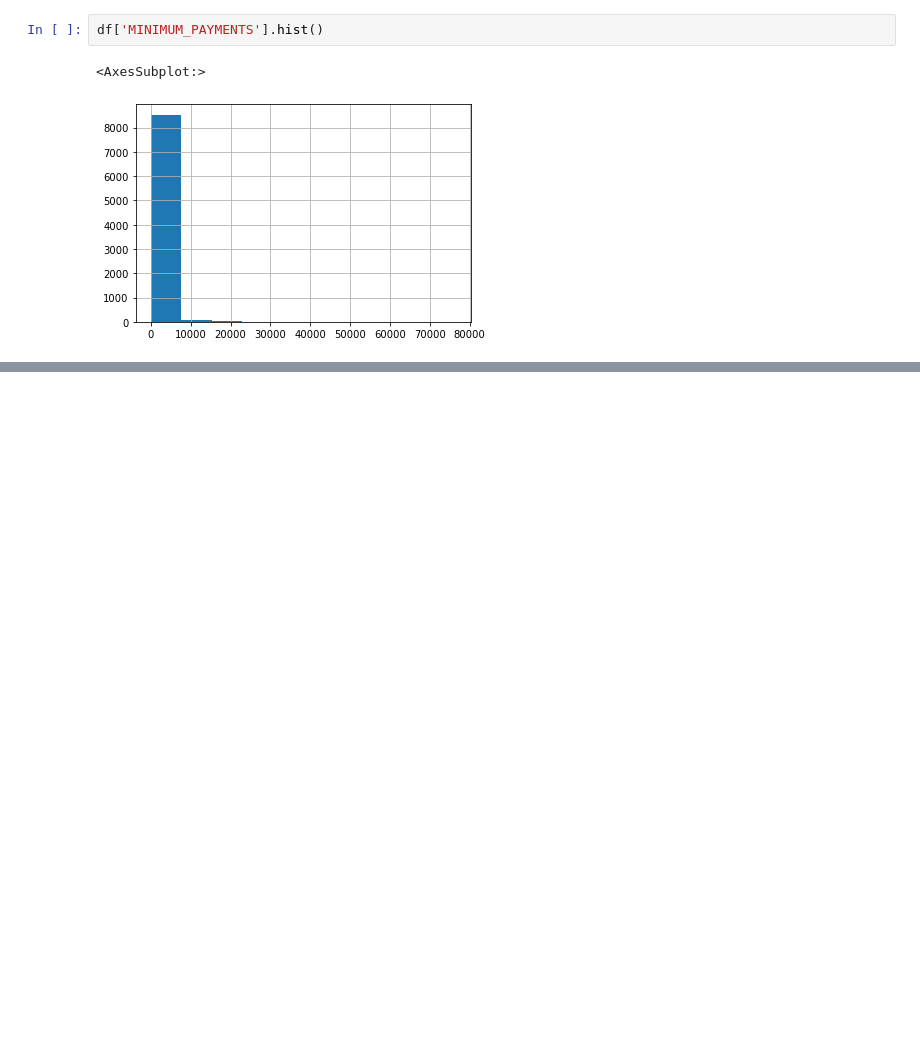
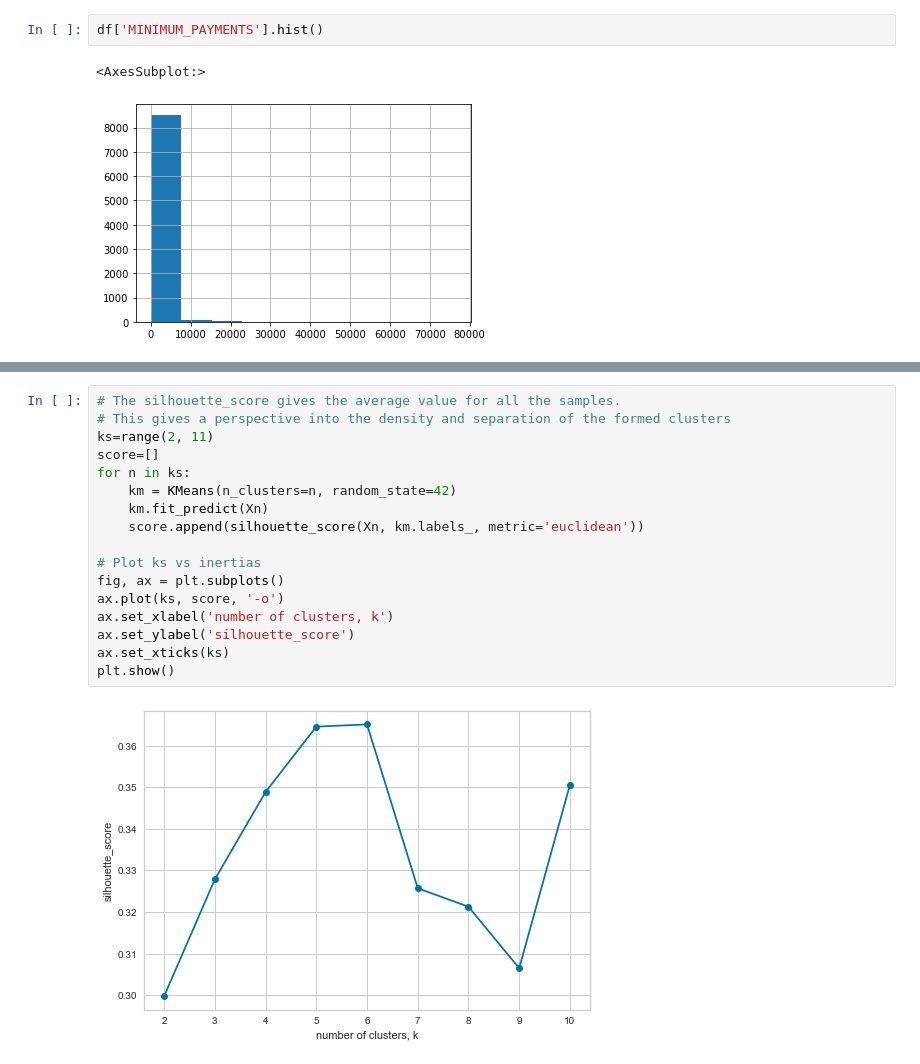
Before and after one commit to AleksanderWernik/Credit_card_clustering, a Jupyter notebook: Credit_card.ipynb, the cells around one changed output, grey strips where cells are left out. Saved outputs shown, nothing was run; the diff lists cells and outputs as text; blank space fills up the shorter version.

```diff
--- a/Credit_card.ipynb
+++ b/Credit_card.ipynb
@@ -281,0 +292,19 @@ Successfully installed yellowbrick-1.5
+# %%
+# The silhouette_score gives the average value for all the samples.
+# This gives a perspective into the density and separation of the formed clusters
+ks=range(2, 11)
+score=[]
+for n in ks:
+    km = KMeans(n_clusters=n, random_state=42)
+    km.fit_predict(Xn)
+    score.append(silhouette_score(Xn, km.labels_, metric='euclidean'))
+
+# Plot ks vs inertias
+fig, ax = plt.subplots()
+ax.plot(ks, score, '-o')
+ax.set_xlabel('number of clusters, k')
+ax.set_ylabel('silhouette_score')
+ax.set_xticks(ks)
+plt.show()
+# %% [output]
+[figure, added]
```
Also changed, not shown: parts of 57 cells of this notebook.
